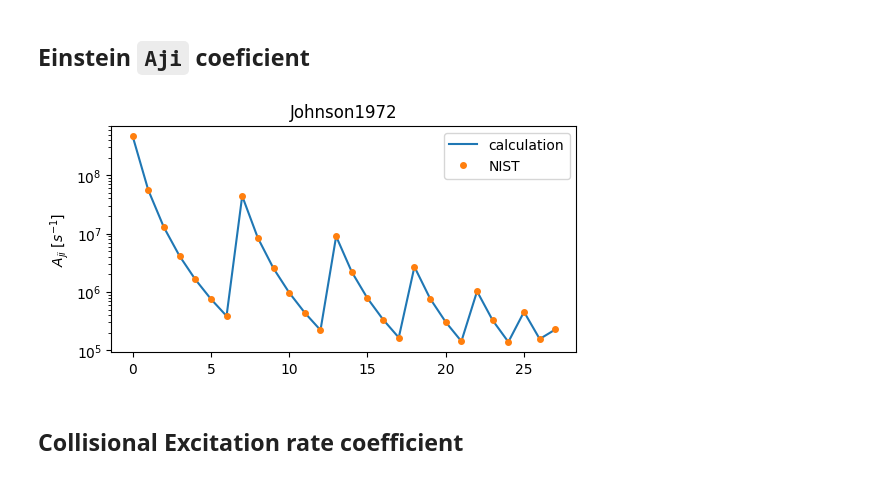
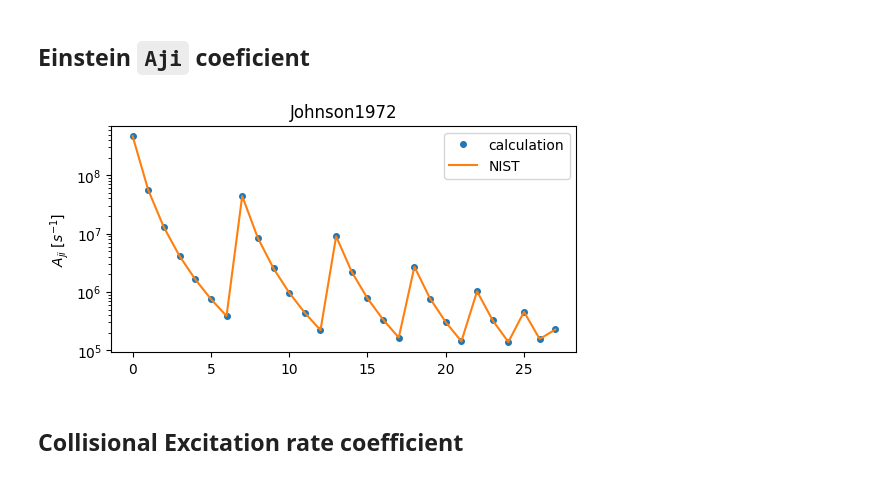
Before and after one commit to kouui/spectra-deprecated, a Jupyter notebook: notebooks/StatisticalEquilibrium/Hydrogen_atom.ipynb, the cells around one changed output. Cells and saved outputs as stored; diff of their text form; code cells hidden in the pictures.

```diff
--- a/notebooks/StatisticalEquilibrium/Hydrogen_atom.ipynb
+++ b/notebooks/StatisticalEquilibrium/Hydrogen_atom.ipynb
@@ -41,19 +41,19 @@ atom, paths = AtomCls.InitAtom("../../data/conf/H.conf", isHydrogen=True)
 # %%
 ni_arr = atom.Line.idxI[:] + 1
 nj_arr = atom.Line.idxJ[:] + 1
 Aji = Hydrogen.Einstein_A_coefficient(ni_arr, nj_arr)
 
 fig, ax = plt.subplots(1,1, figsize=(6,3), dpi=100)
-ax.plot( Aji[:], label="calculation")
-ax.plot( atom.Line.AJI[:], 'o', markersize=4, label="NIST" )
+ax.plot( Aji[:], 'o', markersize=4, label="calculation")
+ax.plot( atom.Line.AJI[:], label="NIST" )
 
 ax.legend(loc="best")
 ax.set_yscale("log")
 ax.set_title("Johnson1972")
 ax.set_ylabel("$A_{ji} \; [s^{-1}]$")
 plt.show()
 # %% [output]
-[figure, old version]
+[figure, new version]
 # %% [markdown]
 ## Collisional Excitation rate coefficient
 # %%
```
Also changed, not shown: parts of 4 cells of this notebook, 13 other files.
